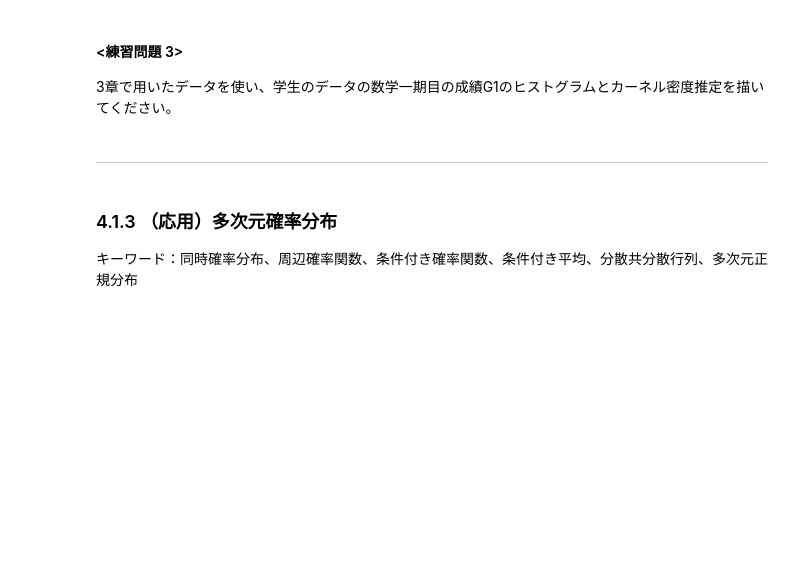
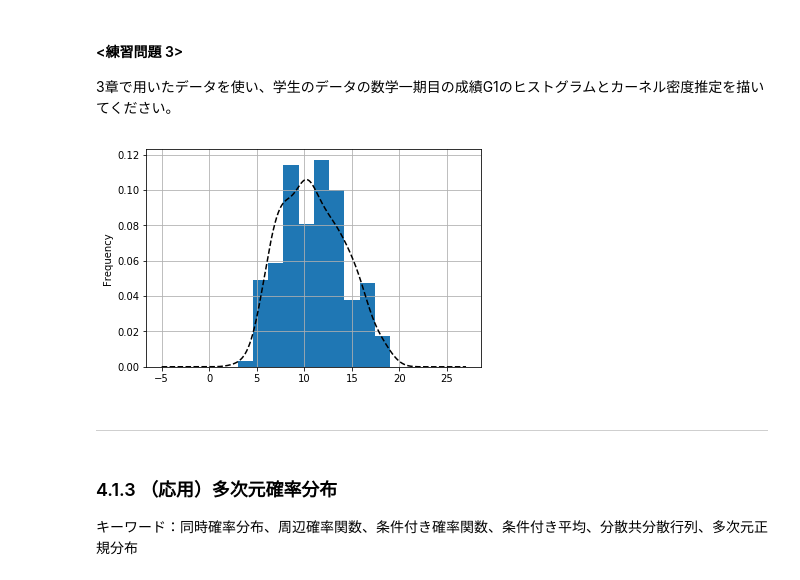
Before and after one commit to koukyo1994/master_lectures_m1_summer, a Jupyter notebook: lecture/GCI/chapters/Chapter4_ver2.ipynb, the cells around one changed output. Drawn from its saved outputs; the diff is of its cells as text; code cells hidden in the pictures; blank space fills up the shorter version.

```diff
--- a/lecture/GCI/chapters/Chapter4_ver2.ipynb
+++ b/lecture/GCI/chapters/Chapter4_ver2.ipynb
@@ -418,6 +446,14 @@ plt.grid(True)
 #### <練習問題 3>
 
 3章で用いたデータを使い、学生のデータの数学一期目の成績G1のヒストグラムとカーネル密度推定を描いてください。
+# %%
+import seaborn as sns
+student_data_math.G1.plot(kind='kde', style='k--')
+student_data_math.G1.plot(kind='hist', normed=True)
+plt.grid(True)
+plt.show()
+# %% [output]
+[figure, added]
 # %% [markdown]
 ***
 # %% [markdown]
```
Also changed, not shown: parts of 22 cells of this notebook, 20 other files.
